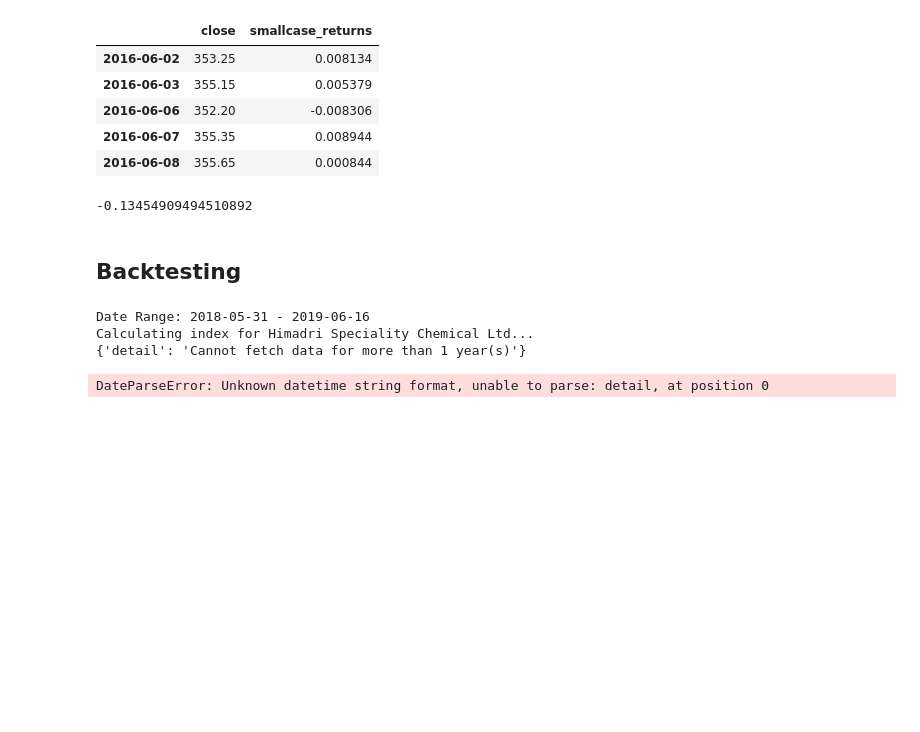
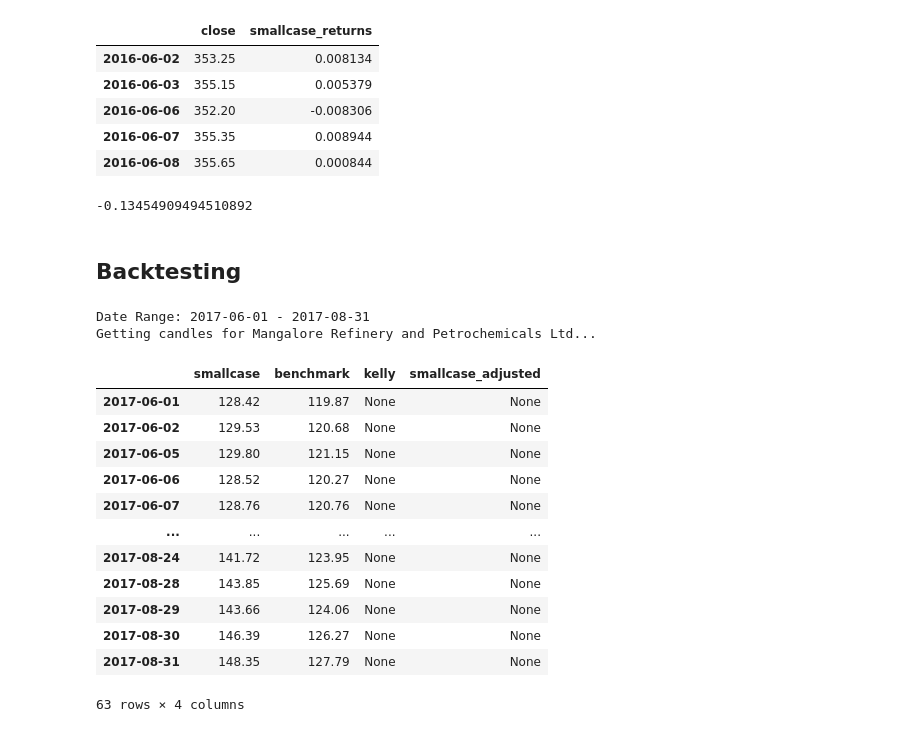
Before and after one commit to pagar22/laxmi-chit-fund, a Jupyter notebook: notebooks/kelly.ipynb, the cells around one changed output. Cells and saved outputs as stored; diff of their text form; code cells hidden in the pictures; blank space fills up the shorter version.

```diff
--- a/notebooks/kelly.ipynb
+++ b/notebooks/kelly.ipynb
@@ -453,6 +461,6 @@ ids = [
     {"id": "SCTR_0017", "name": "House of Murugappa"},
     {"id": "SCTR_0010", "name": "Realty Tracker"},
 ]
-scid = ids[4]["id"]
+scid = ids[0]["id"]
 scid
 # %% [output]
@@ -468,7 +476,7 @@ failed = []
 ticker_not_found = 0
 
 # Skip the first 2 quarters
-for quarter in constituents[2:3]:
+for quarter in constituents[-1:]:
     # T - 2 quarters
     end_date = quarter["start_date"]
     start_date = datetime.strptime(end_date, DATE_FORMAT)
@@ -480,6 +488,7 @@ for quarter in constituents[2:3]:
     df_indexes["benchmark"].to_frame()
 
     kelly_constituents = []
+    fixed_constituents = []
     for constituent in quarter["constituents"]:
         smallcase_name = constituent["smallcase_name"]
         print(f"Calculating {smallcase_name}...")
@@ -488,19 +497,20 @@ for quarter in constituents[2:3]:
             variance = get_variance(df_close)
             expected_returns = get_expected_returns(df_close, df_indexes)
             kelly = get_kelly_weightage(expected_returns, variance)
+
+            kelly_constituent = {**constituent}
+            kelly_constituent["kelly_weightage"] = "{:,.6f}".format(kelly)
+            kelly_constituent["half_kelly_weightage"] = "{:,.6f}".format(kelly * 0.5)
+            kelly_constituent["standard_deviation"] = "{:,.6f}".format(np.sqrt(variance))
+            kelly_constituents.append(kelly_constituent)
+
         except TickerNotFound:
             print("Ticker not found, using same kelly weightage")
             ticker_not_found += 1
-            kelly = constituent["original_weightage"]
-
-        kelly_constituent = {**constituent}
-        kelly_constituent["kelly_weightage"] = "{:,.6f}".format(kelly)
-        kelly_constituent["half_kelly_weightage"] = "{:,.6f}".format(kelly * 0.5)
-        kelly_constituent["standard_deviation"] = "{:,.6f}".format(np.sqrt(variance))
-        kelly_constituents.append(kelly_constituent)
+            fixed_constituents.append(constituent)
 
     kelly_payload = {**quarter}
-    adjusted_kelly_constituents = get_adjusted_kelly_constituents(kelly_constituents)
+    adjusted_kelly_constituents = get_adjusted_kelly_constituents(kelly_constituents, fixed_constituents)
     kelly_payload["constituents"] = adjusted_kelly_constituents
     print(kelly_payload)
 
@@ -556,8 +556,6 @@ kelly
 # %% [markdown]
 ## Backtesting
 # %%
-
-
 for quarter in constituents[2:3]:
 
     end_date = quarter["end_date"]
@@ -568,16 +566,32 @@ for quarter in constituents[2:3]:
     candles = []
     for constituent in quarter["constituents"][1:2]:
         name = constituent["smallcase_name"]
-        print(f"Calculating index for {name}...")
+        print(f"Getting candles for {name}...")
         try:
             df, df_close = get_candles_df(constituent["smallcase_name"], start_date, end_date)
         except TickerNotFound:
-            print("Ticker not found, using same kelly weightage")
-            candles.append({"constituent": constituent["smallcase_name"], "candles": df_close})
+            print("Ticker not found")
 
-    print(candles)
+        candles.append({"constituent": {**constituent}, "candles": df_close})
+
+    for date in df_indexes.iterrows():
+        pass
 # %% [output]
-Date Range: 2018-05-31 - 2019-06-16
-Calculating index for Himadri Speciality Chemical Ltd...
-{'detail': 'Cannot fetch data for more than 1 year(s)'}
+Date Range: 2017-06-01 - 2017-08-31
+Getting candles for Mangalore Refinery and Petrochemicals Ltd...
-DateParseError: Unknown datetime string format, unable to parse: detail, at position 0
+# %%
+df_indexes
+# %% [output]
+|  | smallcase | benchmark | kelly | smallcase_adjusted |
+| 2017-06-01 | 128.42 | 119.87 | None | None |
+| 2017-06-02 | 129.53 | 120.68 | None | None |
+| 2017-06-05 | 129.80 | 121.15 | None | None |
+| 2017-06-06 | 128.52 | 120.27 | None | None |
+| 2017-06-07 | 128.76 | 120.76 | None | None |
+| ... | ... | ... | ... | ... |
+| 2017-08-24 | 141.72 | 123.95 | None | None |
+| 2017-08-28 | 143.85 | 125.69 | None | None |
+| 2017-08-29 | 143.66 | 124.06 | None | None |
+| 2017-08-30 | 146.39 | 126.27 | None | None |
+| 2017-08-31 | 148.35 | 127.79 | None | None |
+63 rows × 4 columns
```
Also changed, not shown: parts of 8 cells of this notebook.
